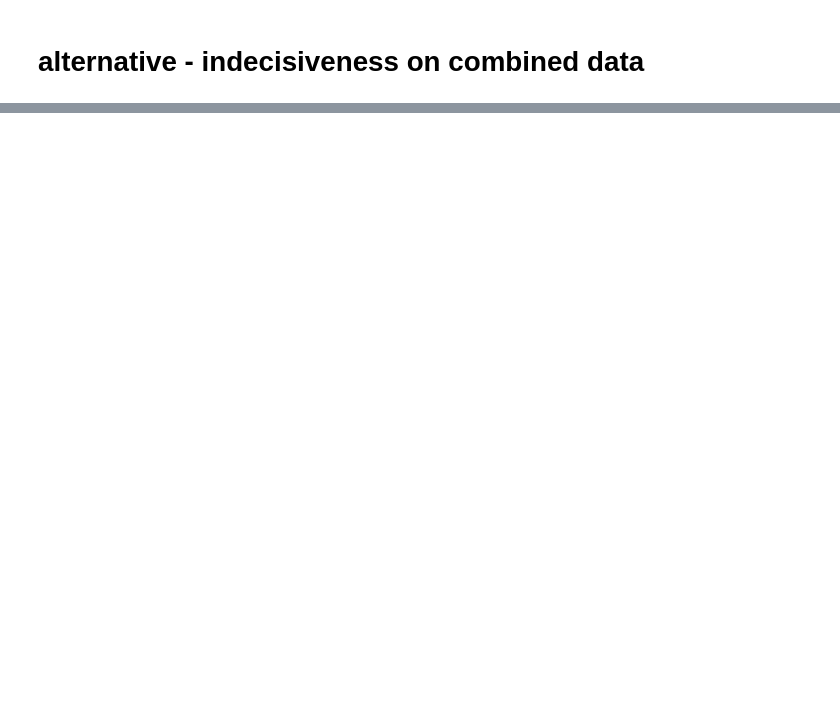
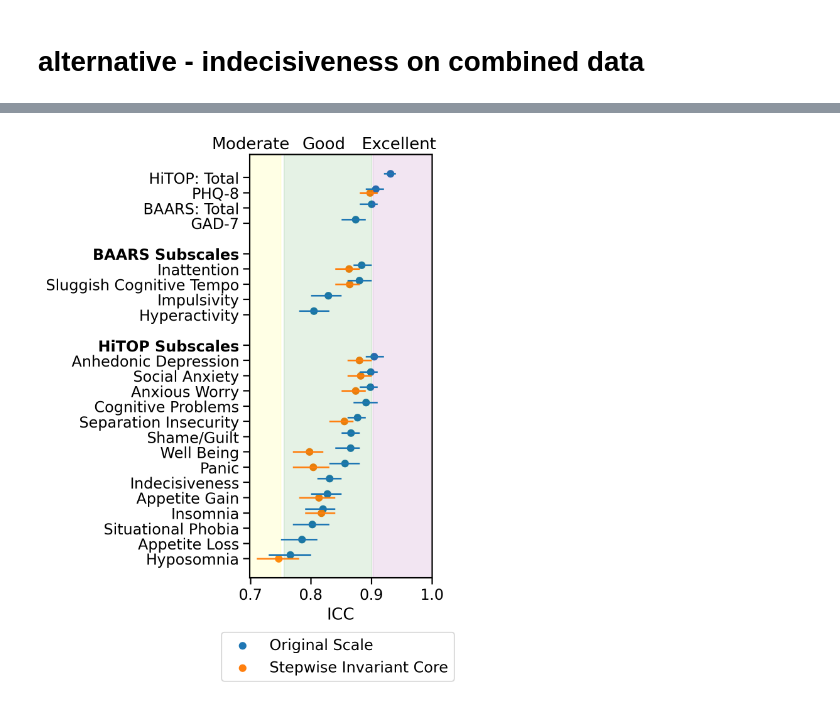
Before and after one commit to Shotgunosine/HiTOP, a Jupyter notebook: notebooks/NB_icc_plots.ipynb, the cells around one changed output, grey strips where cells are left out. Saved outputs shown, nothing was run; the diff lists cells and outputs as text; code cells hidden in the pictures; blank space fills up the shorter version.

Commit message:
NB_icc_plots: guard absent exhaustive series, drop stale panic tweak, save icc_forest.png; NB_invariance_plot: save heatmap to figures/

```diff
--- a/notebooks/NB_icc_plots.ipynb
+++ b/notebooks/NB_icc_plots.ipynb
@@ -236,37 +310,41 @@ with sns.plotting_context('notebook', font_scale=1.25):
     iccs = iccs.sort_values('plotting_order', ascending=False).reset_index(drop=True)
     iccs['plotting_order'] *= 4
 
-    # I don't think we need the exhuastive core for panic
-    # (NOTE: pre-measEq outcome-specific tweak -- revisit against the new results)
-    iccs.loc[iccs.Measure == 'hitop_panic', ['ICC_ex', 'uci_ex', 'lci_ex']] = np.nan
 
     offset = 1
     fig, ax = plt.subplots(1,figsize=(3,7), dpi=250)
     ax.scatter(iccs.ICC_fs, iccs.plotting_order+offset, label='Original Scale')
     ax.set_yticks(iccs.plotting_order.values.astype(float))
     ax.set_yticklabels(iccs.measure_toplot)
     ax.hlines(iccs.plotting_order+offset, iccs.lci_fs, iccs.uci_fs)
 
     ax.scatter(iccs.ICC_ic, iccs.plotting_order, color=sns.color_palette()[1], label='Stepwise Invariant Core')
     ax.hlines(iccs.plotting_order, iccs.lci_ic, iccs.uci_ic, color=sns.color_palette()[1])
 
-    ax.scatter(iccs.ICC_ex, iccs.plotting_order-offset, color=sns.color_palette()[2], label='Exhaustive Invariant Core')
-    ax.hlines(iccs.plotting_order-offset, iccs.lci_ex, iccs.uci_ex, color=sns.color_palette()[2])
+    # cores are stepwise-only in the current pipeline; the exhaustive
+    # series only draws if __ex_invcore rows reappear in cores.pkl
+    if iccs.ICC_ex.notna().any():
+        ax.scatter(iccs.ICC_ex, iccs.plotting_order-offset, color=sns.color_palette()[2], label='Exhaustive Invariant Core')
+        ax.hlines(iccs.plotting_order-offset, iccs.lci_ex, iccs.uci_ex, color=sns.color_palette()[2])
 
     bold_block_headers(ax)
 
     ylim = ax.get_ylim()
     xlim = ax.get_xlim()
     ax.fill_betweenx(ylim,[0.5, 0.5] ,[0.75, 0.75], color='yellow', alpha=0.1)
     ax.fill_betweenx(ylim,[0.755, 0.755] ,[0.9, 0.9], color='green', alpha=0.1)
     ax.fill_betweenx(ylim,[0.902, 0.902] ,[1, 1], color='purple', alpha=0.1)
 
 
     ax.set_ylim(ylim)
     ax.set_xlim((xlim[0], 1))
 
     fig.legend(loc='upper center', bbox_to_anchor=(0.5, 0.025), ncols=1)
     fig.text(0.13, 0.89, 'Moderate', ha='center')
     fig.text(0.44, 0.89, 'Good', ha='center')
     fig.text(0.76, 0.89, 'Excellent', ha='center')
     ax.set_xlabel('ICC')
+
+    fig.savefig('../figures/icc_forest.png', dpi=250, bbox_inches='tight')
+# %% [output]
+[figure, added]
```
Also changed, not shown: parts of 6 cells of this notebook, 1 other file.
